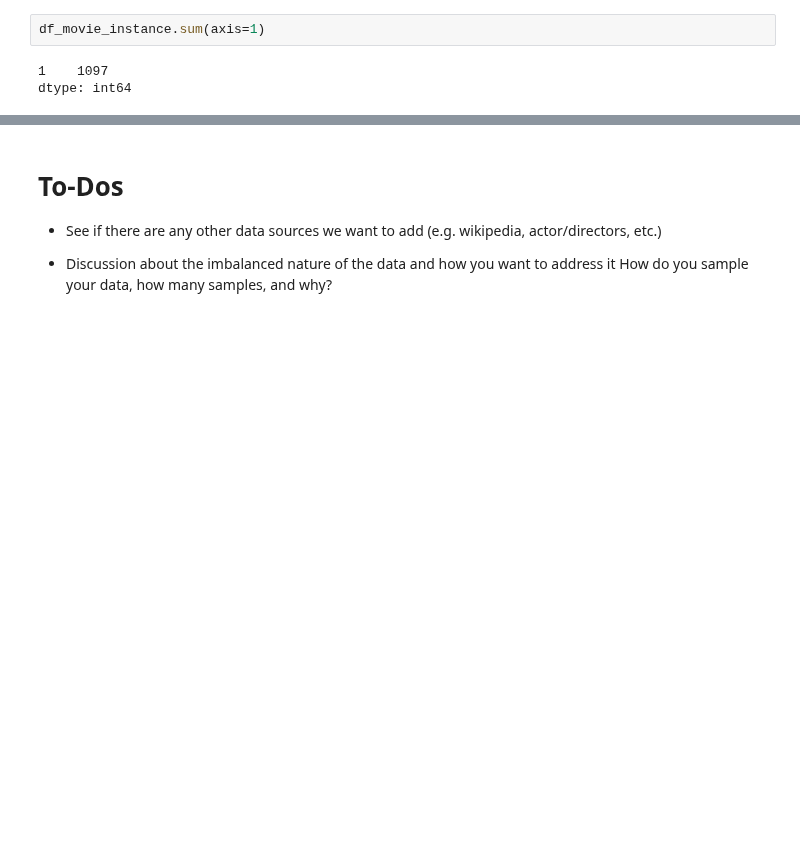
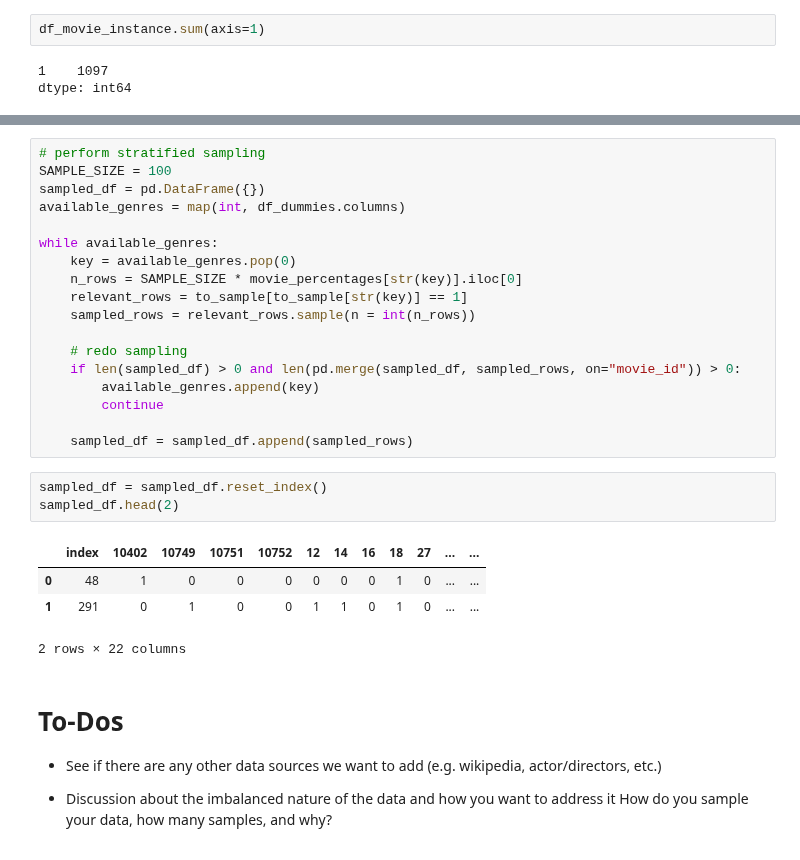
Before and after one commit to noahyonack/cs109b_final, a Jupyter notebook: FinalProject.ipynb, the cells around one changed output, grey strips where cells are left out. Saved outputs shown, nothing was run; the diff lists cells and outputs as text; blank space fills up the shorter version.

Commit message:
Stratified sampling

```diff
--- a/FinalProject.ipynb
+++ b/FinalProject.ipynb
@@ -622,3 +641,29 @@ movie_percentages = df_movie_instance.divide(1097).round(2)
+# %%
+# perform stratified sampling
+SAMPLE_SIZE = 100
+sampled_df = pd.DataFrame({})
+available_genres = map(int, df_dummies.columns)
+
+while available_genres:
+    key = available_genres.pop(0)
+    n_rows = SAMPLE_SIZE * movie_percentages[str(key)].iloc[0]
+    relevant_rows = to_sample[to_sample[str(key)] == 1]
+    sampled_rows = relevant_rows.sample(n = int(n_rows))
+
+    # redo sampling
+    if len(sampled_df) > 0 and len(pd.merge(sampled_df, sampled_rows, on="movie_id")) > 0:
+        available_genres.append(key)
+        continue
+
+    sampled_df = sampled_df.append(sampled_rows)
+# %%
+sampled_df = sampled_df.reset_index()
+sampled_df.head(2)
+# %% [output]
+|  | index | 10402 | 10749 | 10751 | 10752 | 12 | 14 | 16 | 18 | 27 | ... | ... |
+| 0 | 48 | 1 | 0 | 0 | 0 | 0 | 0 | 0 | 1 | 0 | ... | ... |
+| 1 | 291 | 0 | 1 | 0 | 0 | 1 | 1 | 0 | 1 | 0 | ... | ... |
+2 rows × 22 columns
 # %% [markdown]
 # To-Dos
 
```
Also changed, not shown: parts of 5 cells of this notebook.
